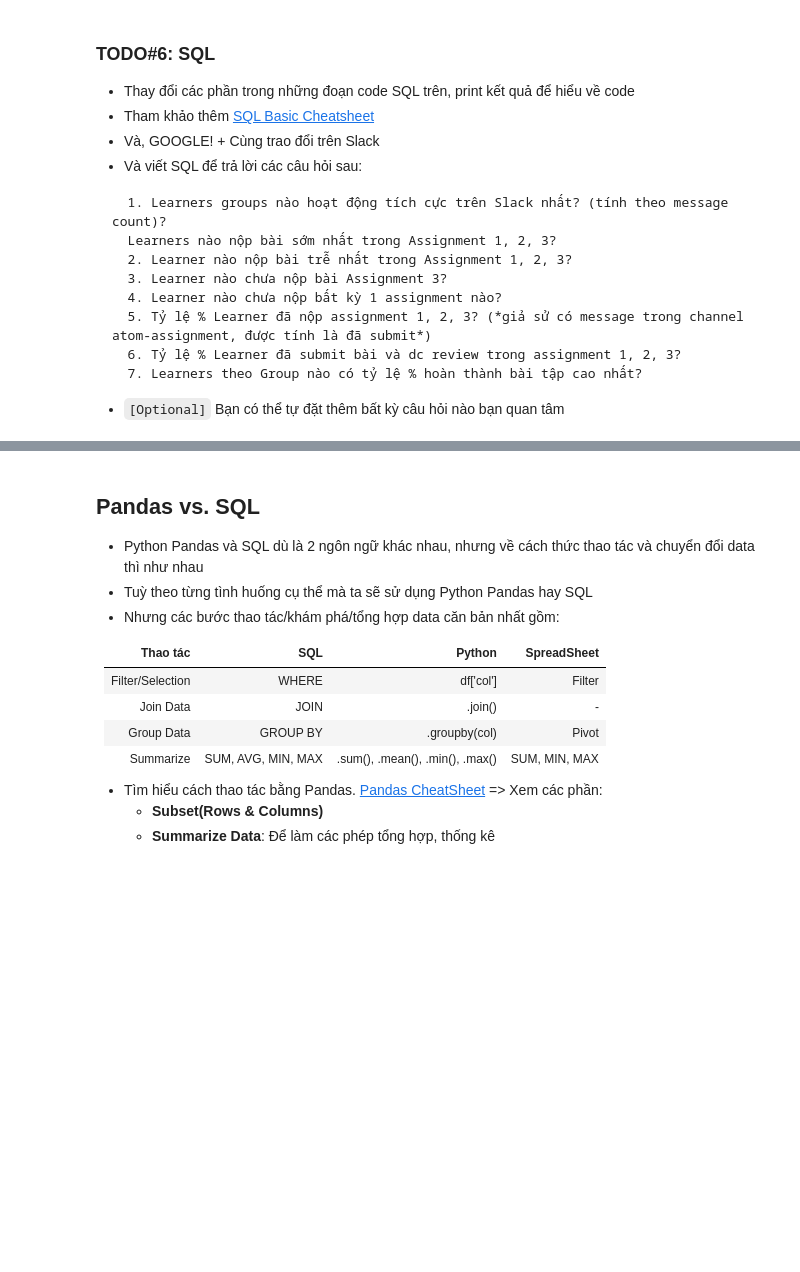
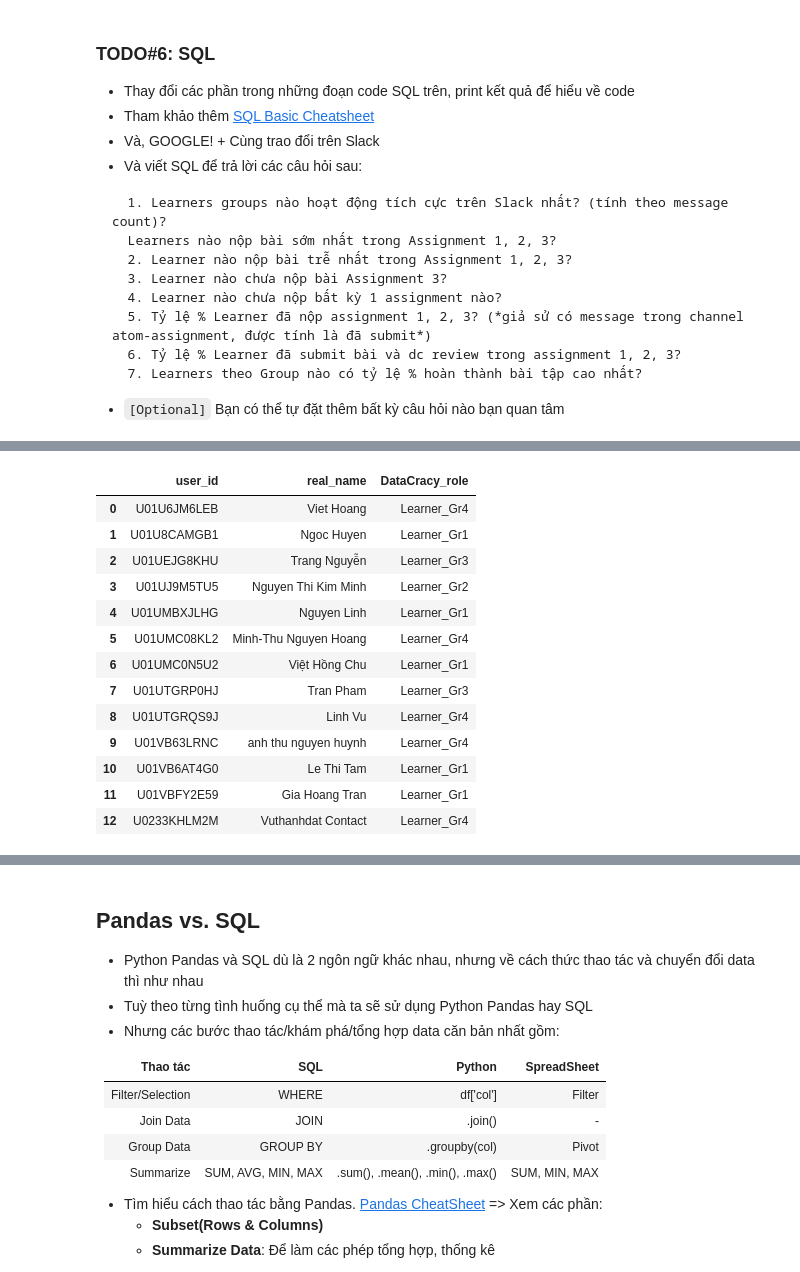
Before and after one commit to ngocvu74/atom-assignments, a Jupyter notebook: Home_assignment_4.ipynb, the cells around one changed output, grey strips where cells are left out. Saved outputs shown, nothing was run; the diff lists cells and outputs as text; code cells hidden in the pictures; blank space fills up the shorter version.

```diff
--- a/Home_assignment_4.ipynb
+++ b/Home_assignment_4.ipynb
@@ -924,0 +934,32 @@ con.execute(SQL_3).fetch_df()
+# %%
+##3. Learner nào chưa nộp bài Assignment 3?
+
+SQL_4 = '''
+
+SELECT mem.user_id, mem.real_name, DataCracy_role
+FROM members_df AS mem
+WHERE mem.DataCracy_role like'Learner%' AND
+mem.user_id NOT IN (SELECT t.user_id from msg_df AS t JOIN channel_df a ON t.channel_id = a.channel_id
+                        JOIN members_df mem on mem.user_id = t.user_id
+                    WHERE a.channel_name = 'atom-assignment3' and t.github_link != 'NaN'
+                                            and mem.DataCracy_role like'Learner%'
+
+)
+
+'''
+con.execute(SQL_4).fetch_df()
+# %% [output]
+|  | user_id | real_name | DataCracy_role |
+| 0 | U01U6JM6LEB | Viet Hoang | Learner_Gr4 |
+| 1 | U01U8CAMGB1 | Ngoc Huyen | Learner_Gr1 |
+| 2 | U01UEJG8KHU | Trang Nguyễn | Learner_Gr3 |
+| 3 | U01UJ9M5TU5 | Nguyen Thi Kim Minh | Learner_Gr2 |
+| 4 | U01UMBXJLHG | Nguyen Linh | Learner_Gr1 |
+| 5 | U01UMC08KL2 | Minh-Thu Nguyen Hoang | Learner_Gr4 |
+| 6 | U01UMC0N5U2 | Việt Hồng Chu | Learner_Gr1 |
+| 7 | U01UTGRP0HJ | Tran Pham | Learner_Gr3 |
+| 8 | U01UTGRQS9J | Linh Vu | Learner_Gr4 |
+| 9 | U01VB63LRNC | anh thu nguyen huynh | Learner_Gr4 |
+| 10 | U01VB6AT4G0 | Le Thi Tam | Learner_Gr1 |
+| 11 | U01VBFY2E59 | Gia Hoang Tran | Learner_Gr1 |
+| 12 | U0233KHLM2M | Vuthanhdat Contact | Learner_Gr4 |
```
Also changed, not shown: parts of 29 cells of this notebook.
